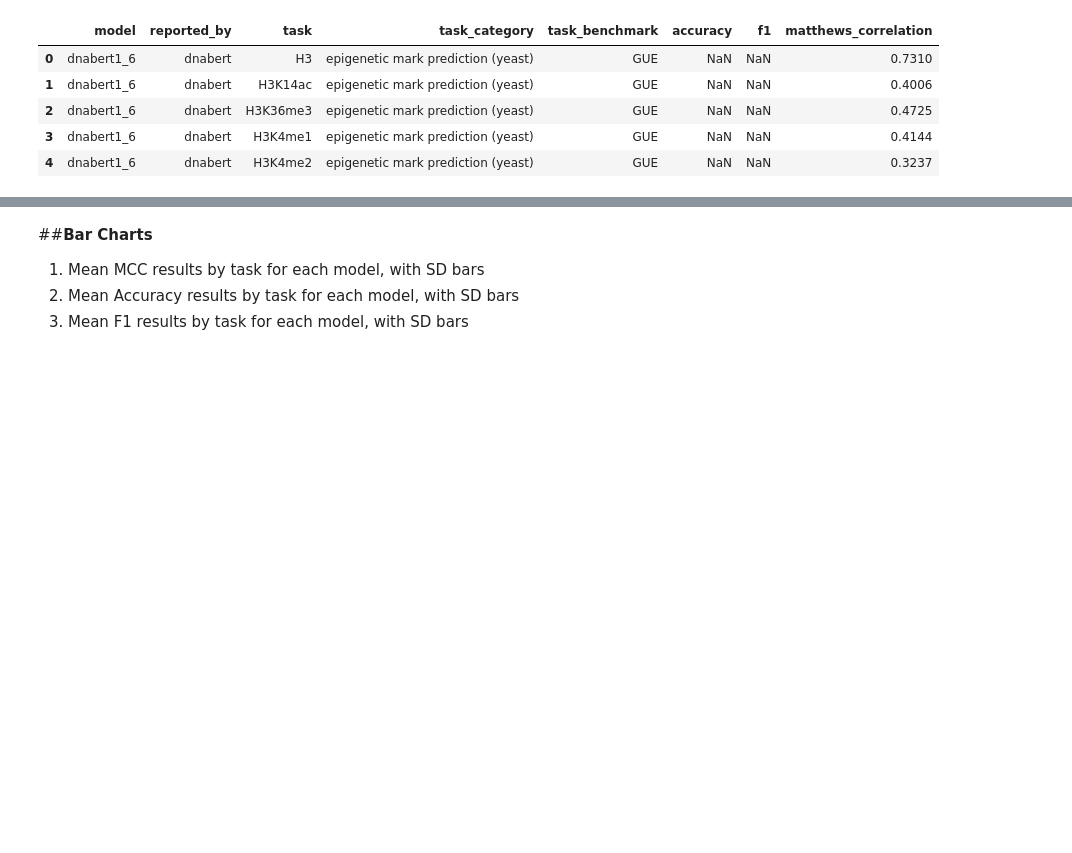
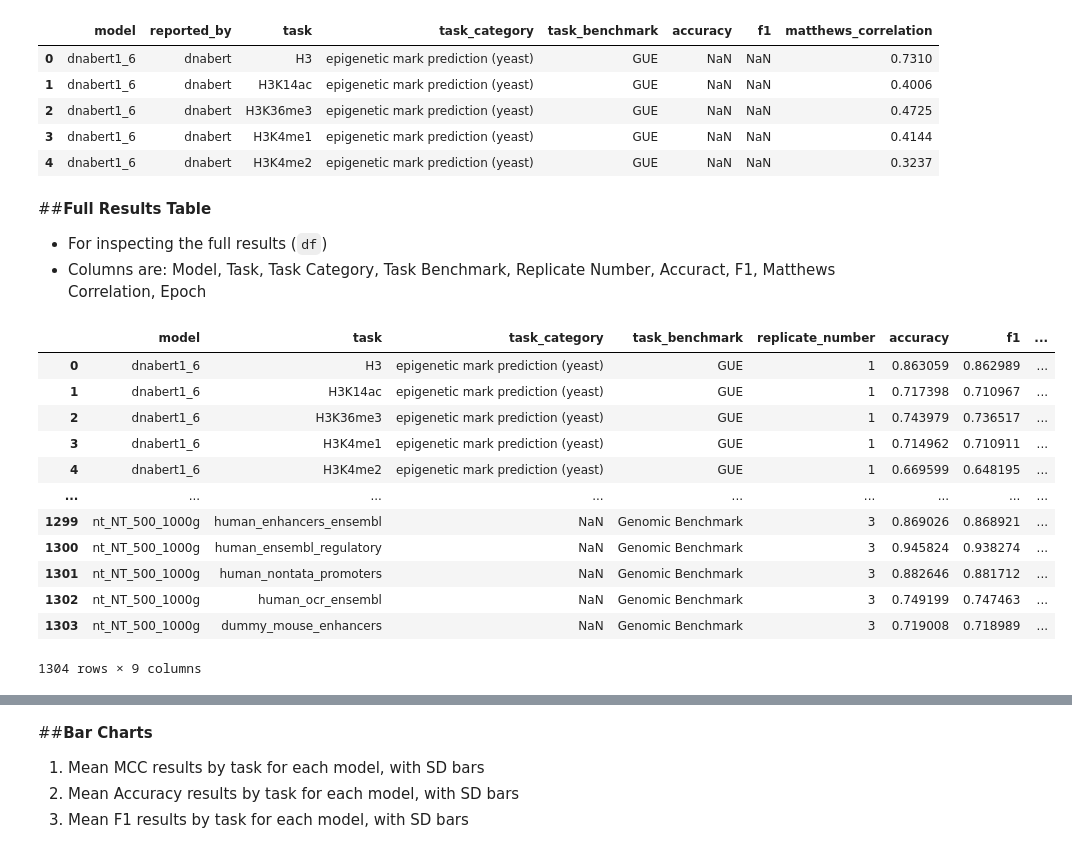
Before and after one commit to anihab/dnaTokenization, a Jupyter notebook: results.ipynb, the cells around one changed output, grey strips where cells are left out. Saved outputs shown, nothing was run; the diff lists cells and outputs as text; code cells hidden in the pictures; blank space fills up the shorter version.

```diff
--- a/results.ipynb
+++ b/results.ipynb
@@ -97,3 +72,24 @@ merged_df.head()
 | 2 | dnabert1_6 | dnabert | H3K36me3 | epigenetic mark prediction (yeast) | GUE | NaN | NaN | 0.4725 |
 | 3 | dnabert1_6 | dnabert | H3K4me1 | epigenetic mark prediction (yeast) | GUE | NaN | NaN | 0.4144 |
 | 4 | dnabert1_6 | dnabert | H3K4me2 | epigenetic mark prediction (yeast) | GUE | NaN | NaN | 0.3237 |
+# %% [markdown]
+##**Full Results Table**
+
+*   For inspecting the full results (`df`)
+*   Columns are: Model, Task, Task Category, Task Benchmark, Replicate Number, Accuract, F1, Matthews Correlation, Epoch
+# %%
+df
+# %% [output]
+|  | model | task | task_category | task_benchmark | replicate_number | accuracy | f1 | ... |
+| 0 | dnabert1_6 | H3 | epigenetic mark prediction (yeast) | GUE | 1 | 0.863059 | 0.862989 | ... |
+| 1 | dnabert1_6 | H3K14ac | epigenetic mark prediction (yeast) | GUE | 1 | 0.717398 | 0.710967 | ... |
+| 2 | dnabert1_6 | H3K36me3 | epigenetic mark prediction (yeast) | GUE | 1 | 0.743979 | 0.736517 | ... |
+| 3 | dnabert1_6 | H3K4me1 | epigenetic mark prediction (yeast) | GUE | 1 | 0.714962 | 0.710911 | ... |
+| 4 | dnabert1_6 | H3K4me2 | epigenetic mark prediction (yeast) | GUE | 1 | 0.669599 | 0.648195 | ... |
+| ... | ... | ... | ... | ... | ... | ... | ... | ... |
+| 1299 | nt_NT_500_1000g | human_enhancers_ensembl | NaN | Genomic Benchmark | 3 | 0.869026 | 0.868921 | ... |
+| 1300 | nt_NT_500_1000g | human_ensembl_regulatory | NaN | Genomic Benchmark | 3 | 0.945824 | 0.938274 | ... |
+| 1301 | nt_NT_500_1000g | human_nontata_promoters | NaN | Genomic Benchmark | 3 | 0.882646 | 0.881712 | ... |
+| 1302 | nt_NT_500_1000g | human_ocr_ensembl | NaN | Genomic Benchmark | 3 | 0.749199 | 0.747463 | ... |
+| 1303 | nt_NT_500_1000g | dummy_mouse_enhancers | NaN | Genomic Benchmark | 3 | 0.719008 | 0.718989 | ... |
+1304 rows × 9 columns
```
Also changed, not shown: parts of 10 cells of this notebook.
